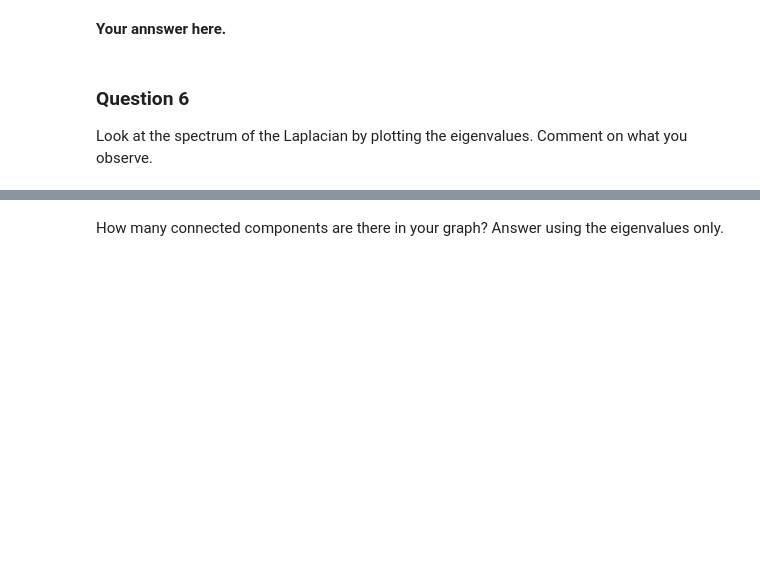
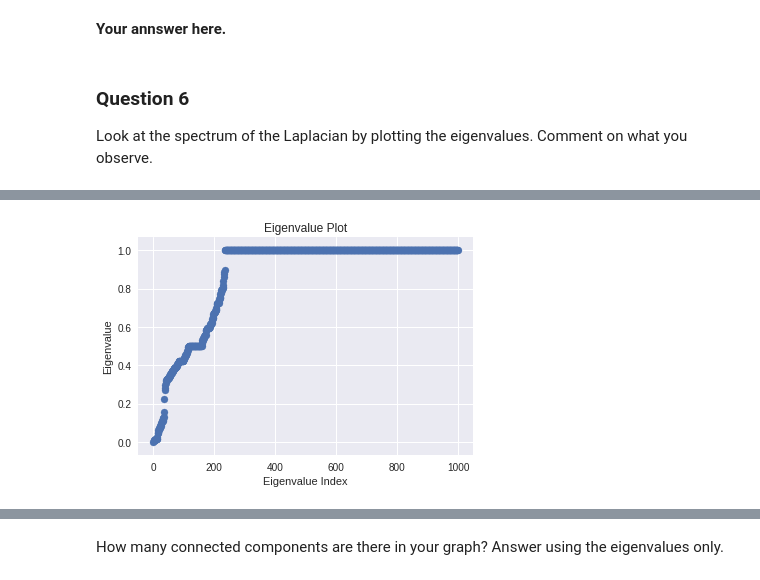
Before and after one commit to ilijagjorgjiev/ntds2018_team50, a Jupyter notebook: milestones/3_spectral_graph_theory.ipynb, the cells around one changed output, grey strips where cells are left out. Drawn from its saved outputs; the diff is of its cells as text; code cells hidden in the pictures; blank space fills up the shorter version.

```diff
--- a/milestones/3_spectral_graph_theory.ipynb
+++ b/milestones/3_spectral_graph_theory.ipynb
@@ -176,0 +184,5 @@ XX cooment on plot XXX.
+# %%
+# Normalized Laplacian Eigenvalues Plot
+plotEigenvalues(eigenvalues_n)
+# %% [output]
+[figure, added]
```
Also changed, not shown: parts of 36 cells of this notebook.
